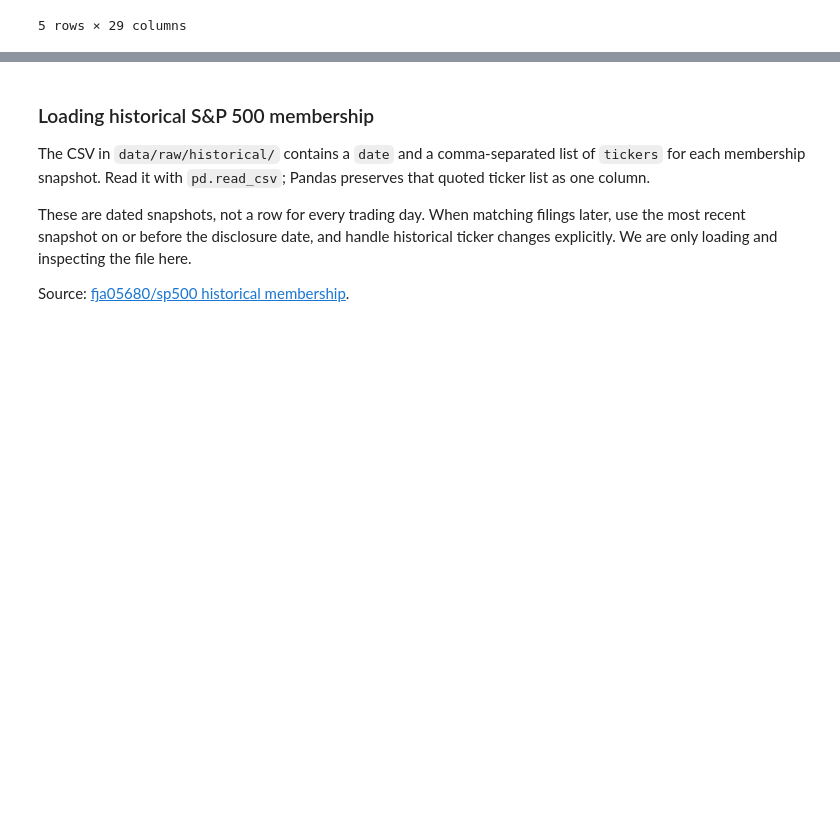
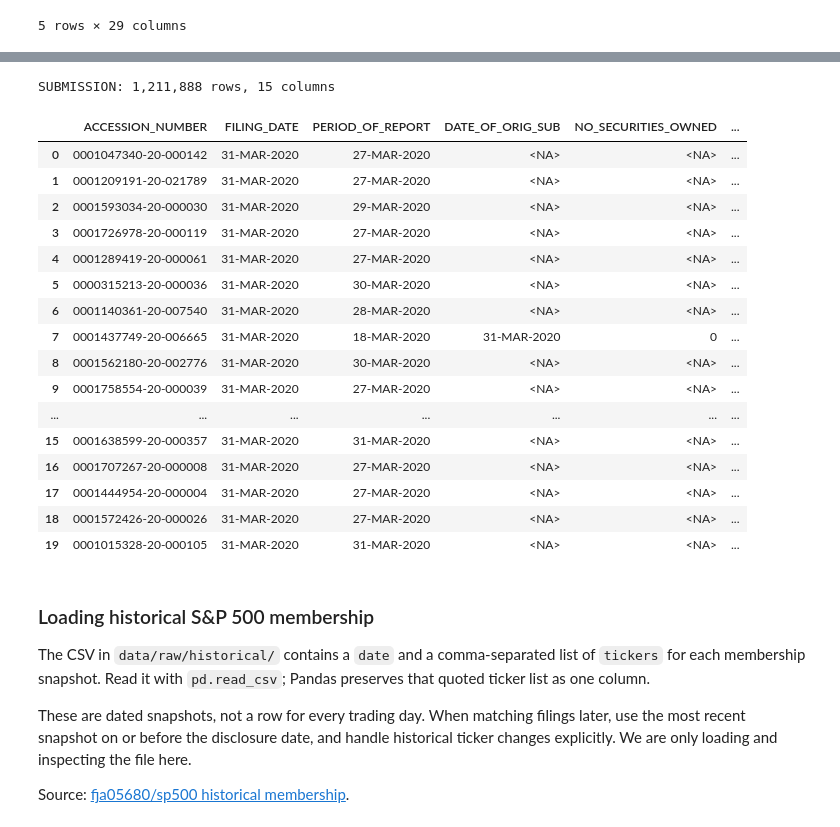
Before and after one commit to Vansh-Kakra/DSproject, a Jupyter notebook: insider-trading-phase2/phase2_insider_trading.ipynb, the cells around one changed output, grey strips where cells are left out. Saved outputs shown, nothing was run; the diff lists cells and outputs as text; code cells hidden in the pictures; blank space fills up the shorter version.

```diff
--- a/insider-trading-phase2/phase2_insider_trading.ipynb
+++ b/insider-trading-phase2/phase2_insider_trading.ipynb
@@ -177,3 +189,33 @@ Transaction columns: ['ACCESSION_NUMBER', 'NONDERIV_TRANS_SK', 'SECURITY_TITLE',
+# %%
+# Browse a manageable section of any extracted SEC table.
+table_name = "SUBMISSION"
+start_row = 0
+rows_to_show = 20
+
+frame = sec_tables[table_name]
+print(f"{table_name}: {len(frame):,} rows, {frame.shape[1]} columns")
+with pd.option_context("display.max_columns", None, "display.max_colwidth", None,
+                       "display.max_rows", rows_to_show):
+    display(frame.iloc[start_row:start_row + rows_to_show])
+# %% [output]
+SUBMISSION: 1,211,888 rows, 15 columns
+|  | ACCESSION_NUMBER | FILING_DATE | PERIOD_OF_REPORT | DATE_OF_ORIG_SUB | NO_SECURITIES_OWNED | ... |
+| 0 | 0001047340-20-000142 | 31-MAR-2020 | 27-MAR-2020 | <NA> | <NA> | ... |
+| 1 | 0001209191-20-021789 | 31-MAR-2020 | 27-MAR-2020 | <NA> | <NA> | ... |
+| 2 | 0001593034-20-000030 | 31-MAR-2020 | 29-MAR-2020 | <NA> | <NA> | ... |
+| 3 | 0001726978-20-000119 | 31-MAR-2020 | 27-MAR-2020 | <NA> | <NA> | ... |
+| 4 | 0001289419-20-000061 | 31-MAR-2020 | 27-MAR-2020 | <NA> | <NA> | ... |
+| 5 | 0000315213-20-000036 | 31-MAR-2020 | 30-MAR-2020 | <NA> | <NA> | ... |
+| 6 | 0001140361-20-007540 | 31-MAR-2020 | 28-MAR-2020 | <NA> | <NA> | ... |
+| 7 | 0001437749-20-006665 | 31-MAR-2020 | 18-MAR-2020 | 31-MAR-2020 | 0 | ... |
+| 8 | 0001562180-20-002776 | 31-MAR-2020 | 30-MAR-2020 | <NA> | <NA> | ... |
+| 9 | 0001758554-20-000039 | 31-MAR-2020 | 27-MAR-2020 | <NA> | <NA> | ... |
+| ... | ... | ... | ... | ... | ... | ... |
+| 15 | 0001638599-20-000357 | 31-MAR-2020 | 31-MAR-2020 | <NA> | <NA> | ... |
+| 16 | 0001707267-20-000008 | 31-MAR-2020 | 27-MAR-2020 | <NA> | <NA> | ... |
+| 17 | 0001444954-20-000004 | 31-MAR-2020 | 27-MAR-2020 | <NA> | <NA> | ... |
+| 18 | 0001572426-20-000026 | 31-MAR-2020 | 27-MAR-2020 | <NA> | <NA> | ... |
+| 19 | 0001015328-20-000105 | 31-MAR-2020 | 31-MAR-2020 | <NA> | <NA> | ... |
 # %% [markdown]
 ### Loading historical S&P 500 membership
 
```
Also changed, not shown: parts of 8 cells of this notebook, 1 other file.
